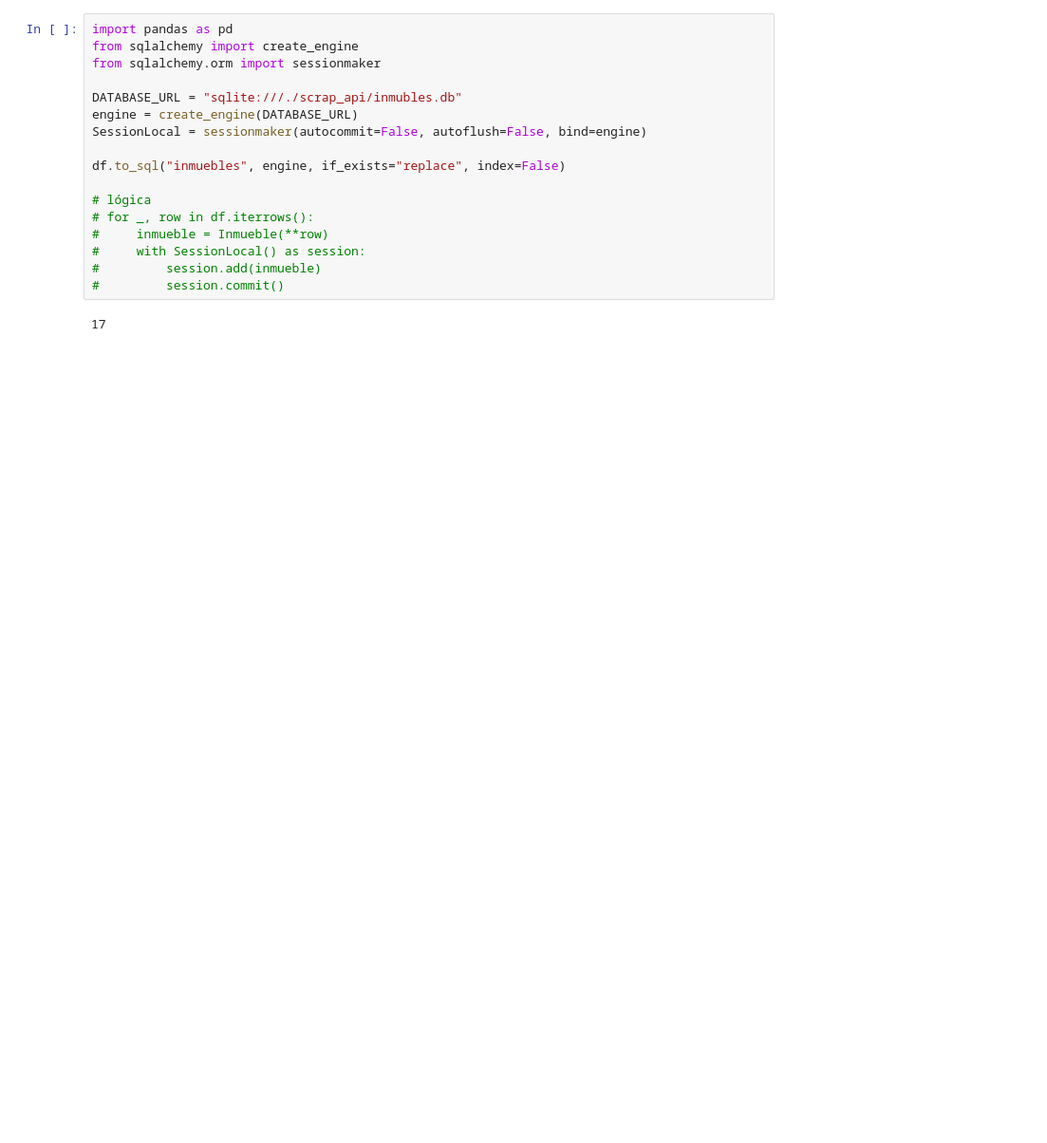
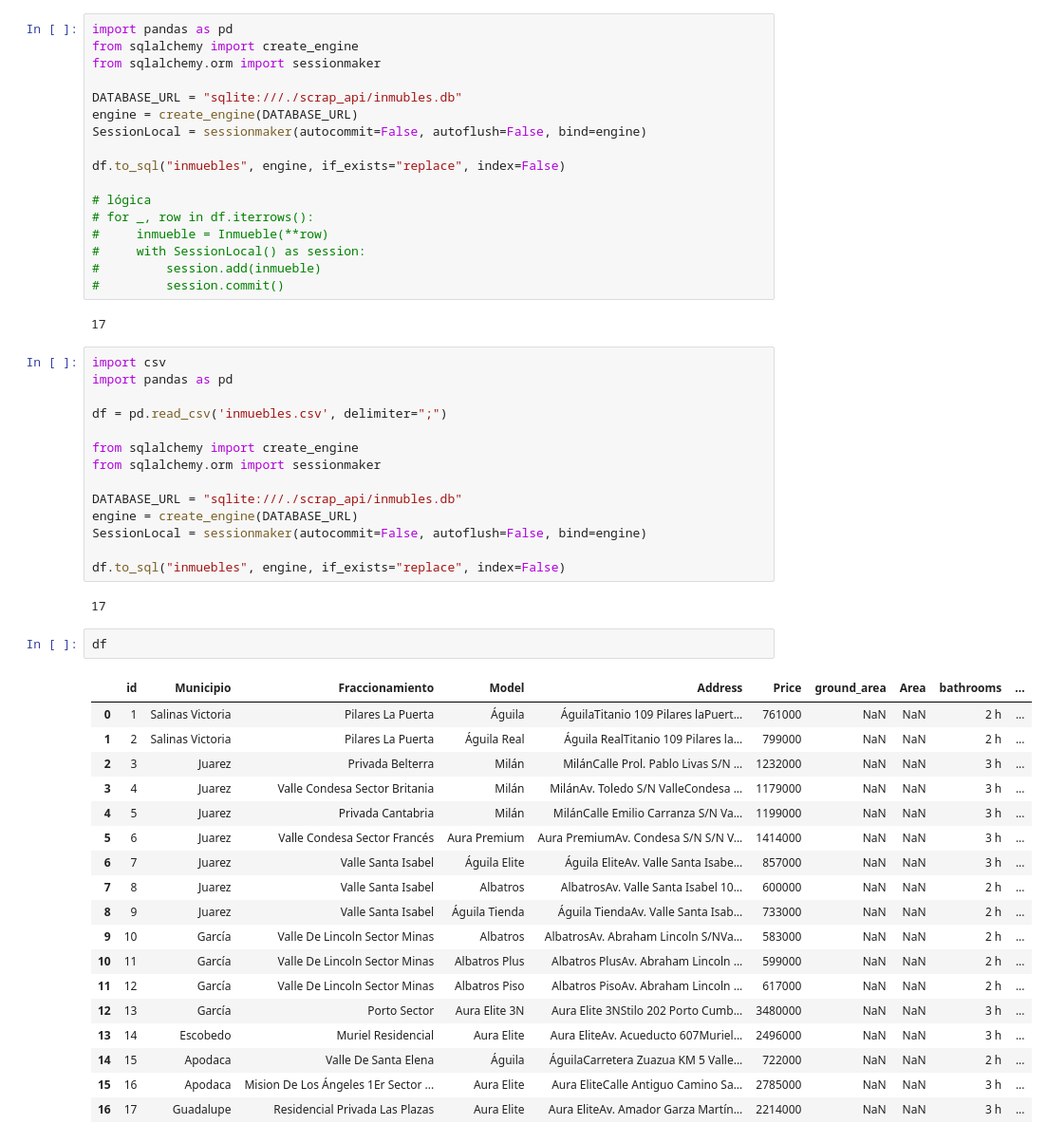
Before and after one commit to taquero-programador/tuhabi, a Jupyter notebook: scrap/javer_scrap.ipynb, the cells around one changed output. Shown: that part at 95% size. Drawn from its saved outputs; the diff is of its cells as text; blank space fills up the shorter version.

```diff
--- a/scrap/javer_scrap.ipynb
+++ b/scrap/javer_scrap.ipynb
@@ -351,3 +354,40 @@ df.to_sql("inmuebles", engine, if_exists="replace", index=False)
 #         session.commit()
 # %% [output]
 17
+# %%
+import csv
+import pandas as pd
+
+df = pd.read_csv('inmuebles.csv', delimiter=";")
+
+from sqlalchemy import create_engine
+from sqlalchemy.orm import sessionmaker
+
+DATABASE_URL = "sqlite:///./scrap_api/inmubles.db"
+engine = create_engine(DATABASE_URL)
+SessionLocal = sessionmaker(autocommit=False, autoflush=False, bind=engine)
+
+df.to_sql("inmuebles", engine, if_exists="replace", index=False)
+# %% [output]
+17
+# %%
+df
+# %% [output]
+|  | id | Municipio | Fraccionamiento | Model | Address | Price | ground_area | Area | bathrooms | ... |
+| 0 | 1 | Salinas Victoria | Pilares La Puerta | Águila | ÁguilaTitanio 109 Pilares laPuert... | 761000 | NaN | NaN | 2 h | ... |
+| 1 | 2 | Salinas Victoria | Pilares La Puerta | Águila Real | Águila RealTitanio 109 Pilares la... | 799000 | NaN | NaN | 2 h | ... |
+| 2 | 3 | Juarez | Privada Belterra | Milán | MilánCalle Prol. Pablo Livas S/N ... | 1232000 | NaN | NaN | 3 h | ... |
+| 3 | 4 | Juarez | Valle Condesa Sector Britania | Milán | MilánAv. Toledo S/N ValleCondesa ... | 1179000 | NaN | NaN | 3 h | ... |
+| 4 | 5 | Juarez | Privada Cantabria | Milán | MilánCalle Emilio Carranza S/N Va... | 1199000 | NaN | NaN | 3 h | ... |
+| 5 | 6 | Juarez | Valle Condesa Sector Francés | Aura Premium | Aura PremiumAv. Condesa S/N S/N V... | 1414000 | NaN | NaN | 3 h | ... |
+| 6 | 7 | Juarez | Valle Santa Isabel | Águila Elite | Águila EliteAv. Valle Santa Isabe... | 857000 | NaN | NaN | 3 h | ... |
+| 7 | 8 | Juarez | Valle Santa Isabel | Albatros | AlbatrosAv. Valle Santa Isabel 10... | 600000 | NaN | NaN | 2 h | ... |
+| 8 | 9 | Juarez | Valle Santa Isabel | Águila Tienda | Águila TiendaAv. Valle Santa Isab... | 733000 | NaN | NaN | 2 h | ... |
+| 9 | 10 | García | Valle De Lincoln Sector Minas | Albatros | AlbatrosAv. Abraham Lincoln S/NVa... | 583000 | NaN | NaN | 2 h | ... |
+| 10 | 11 | García | Valle De Lincoln Sector Minas | Albatros Plus | Albatros PlusAv. Abraham Lincoln ... | 599000 | NaN | NaN | 2 h | ... |
+| 11 | 12 | García | Valle De Lincoln Sector Minas | Albatros Piso | Albatros PisoAv. Abraham Lincoln ... | 617000 | NaN | NaN | 2 h | ... |
+| 12 | 13 | García | Porto Sector | Aura Elite 3N | Aura Elite 3NStilo 202 Porto Cumb... | 3480000 | NaN | NaN | 3 h | ... |
+| 13 | 14 | Escobedo | Muriel Residencial | Aura Elite | Aura EliteAv. Acueducto 607Muriel... | 2496000 | NaN | NaN | 3 h | ... |
+| 14 | 15 | Apodaca | Valle De Santa Elena | Águila | ÁguilaCarretera Zuazua KM 5 Valle... | 722000 | NaN | NaN | 2 h | ... |
+| 15 | 16 | Apodaca | Mision De Los Ángeles 1Er Sector ... | Aura Elite | Aura EliteCalle Antiguo Camino Sa... | 2785000 | NaN | NaN | 3 h | ... |
+| 16 | 17 | Guadalupe | Residencial Privada Las Plazas | Aura Elite | Aura EliteAv. Amador Garza Martín... | 2214000 | NaN | NaN | 3 h | ... |
```
Also changed, not shown: parts of 1 cell of this notebook, 10 other files.
